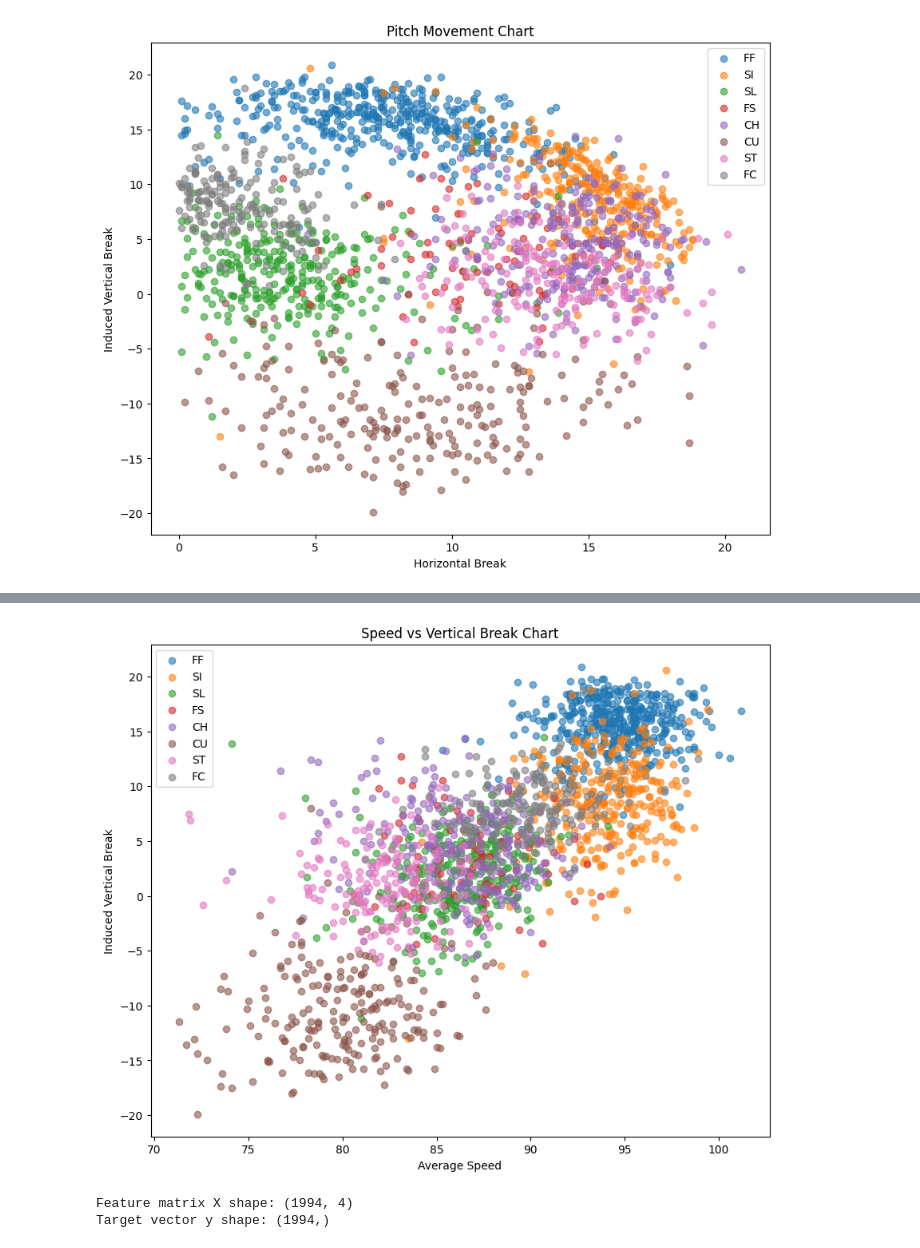
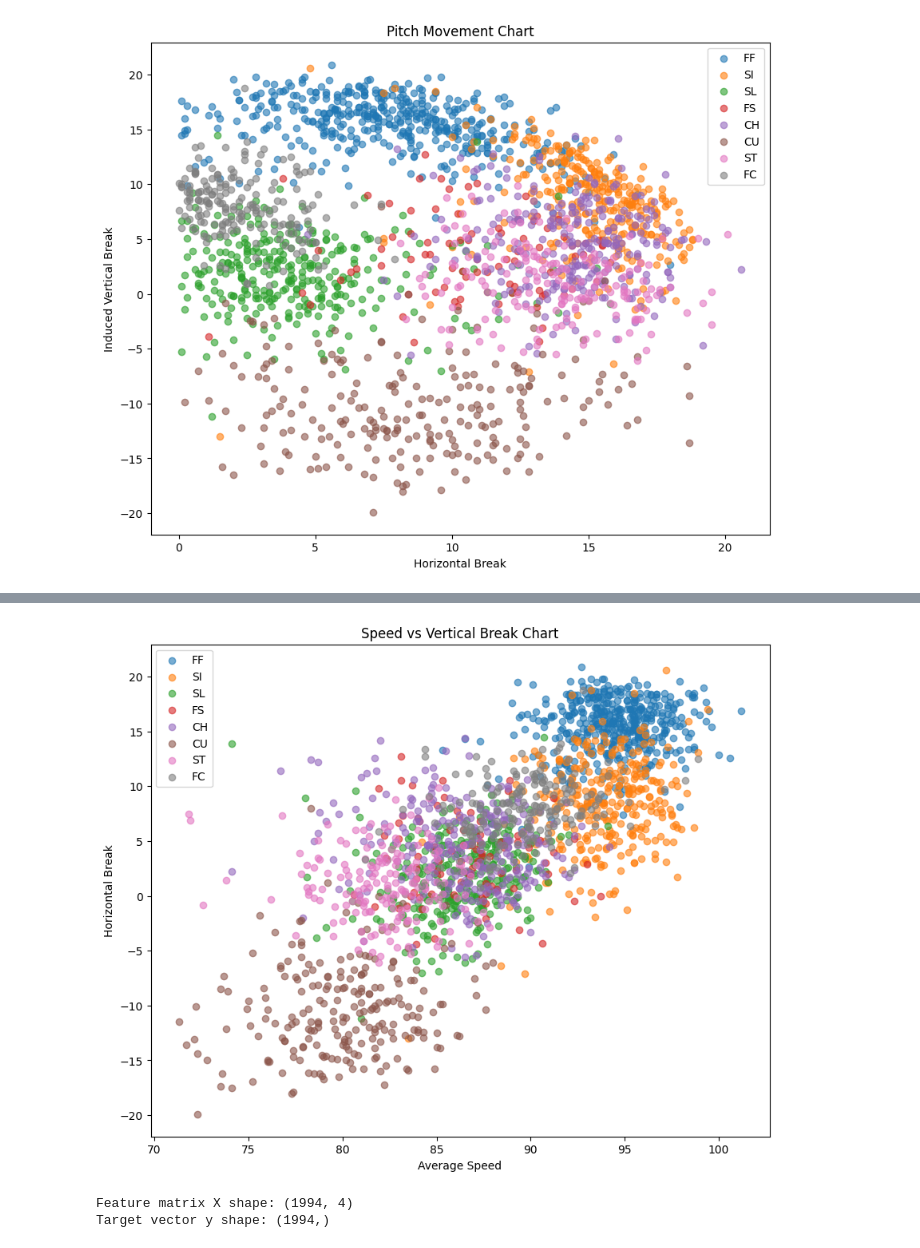
Before and after one commit to micahsmithh/ece1395-pitching-classification, a Jupyter notebook: pitching_classification.ipynb, the cells around one changed output, grey strips where cells are left out. Cells and saved outputs as stored; diff of their text form; code cells hidden in the pictures.

```diff
--- a/pitching_classification.ipynb
+++ b/pitching_classification.ipynb
@@ -94,3 +106,15 @@ ax.legend()
 plt.show()
 # %% [output]
 [figure]
+# %%
+fig, ax = plt.subplots(figsize=(10, 8))
+
+for pitch in pitch_data['pitch_type'].unique():
+    subset = pitch_data[pitch_data['pitch_type'] == pitch]
+    ax.scatter(subset['avg_speed'], subset['pitcher_break_x'], label=pitch, alpha=0.6)
+
+ax.set_xlabel('Average Speed')
+ax.set_ylabel('Induced Vertical Break')
+ax.set_title('Speed vs Horizontal Break Chart')
+ax.legend()
+plt.show()
@@ -97,17 +123,17 @@ plt.show()
 # %%
 fig, ax = plt.subplots(figsize=(10, 8))
 
 for pitch in pitch_data['pitch_type'].unique():
     subset = pitch_data[pitch_data['pitch_type'] == pitch]
     ax.scatter(subset['avg_speed'], subset['pitcher_break_z_induced'], label=pitch, alpha=0.6)
 
 ax.set_xlabel('Average Speed')
-ax.set_ylabel('Induced Vertical Break')
+ax.set_ylabel('Horizontal Break')
 ax.set_title('Speed vs Vertical Break Chart')
 ax.legend()
 plt.show()
 # %% [output]
-[figure, old version]
+[figure, new version]
 # %%
 def sigmoid(z):
     """
```
Also changed, not shown: parts of 7 cells of this notebook.
